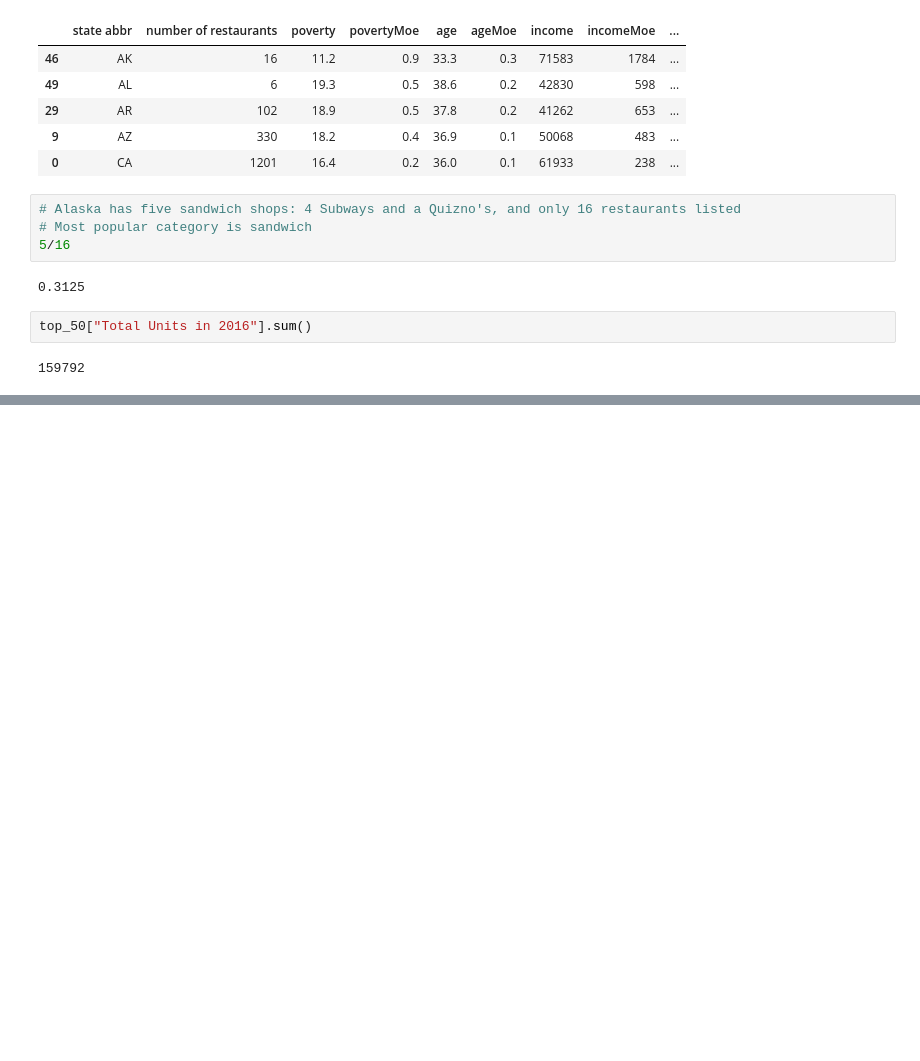
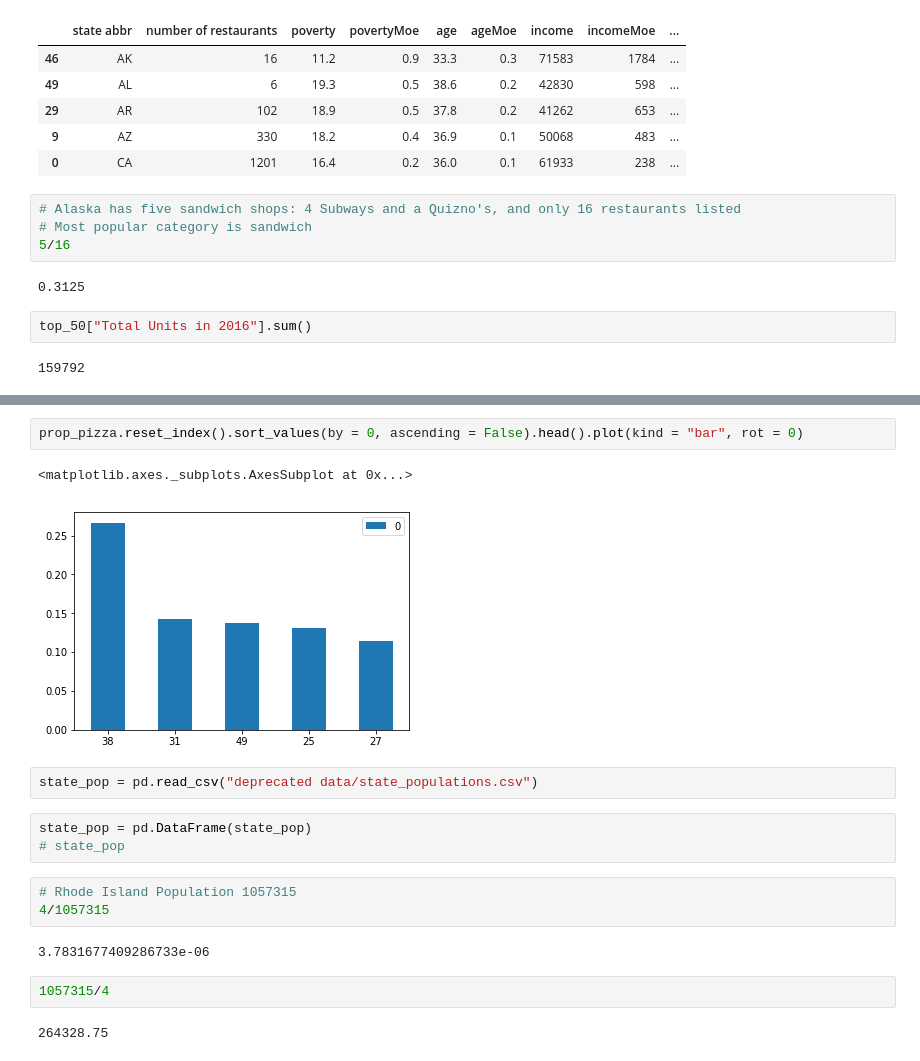
Before and after one commit to LBBL96/Fast-Food-Industry-Web-Visualization, a Jupyter notebook: Untitled.ipynb, the cells around one changed output, grey strips where cells are left out. Drawn from its saved outputs; the diff is of its cells as text; blank space fills up the shorter version.

```diff
--- a/Untitled.ipynb
+++ b/Untitled.ipynb
@@ -219,0 +608,19 @@ TypeError: 'int' object is not callable
+# %%
+prop_pizza.reset_index().sort_values(by = 0, ascending = False).head().plot(kind = "bar", rot = 0)
+# %% [output]
+<matplotlib.axes._subplots.AxesSubplot at 0x...>
+[figure, added]
+# %%
+state_pop = pd.read_csv("deprecated data/state_populations.csv")
+# %%
+state_pop = pd.DataFrame(state_pop)
+# state_pop
+# %%
+# Rhode Island Population 1057315
+4/1057315
+# %% [output]
+3.7831677409286733e-06
+# %%
+1057315/4
+# %% [output]
+264328.75
```
Also changed, not shown: parts of 94 cells of this notebook, 25 other files.
